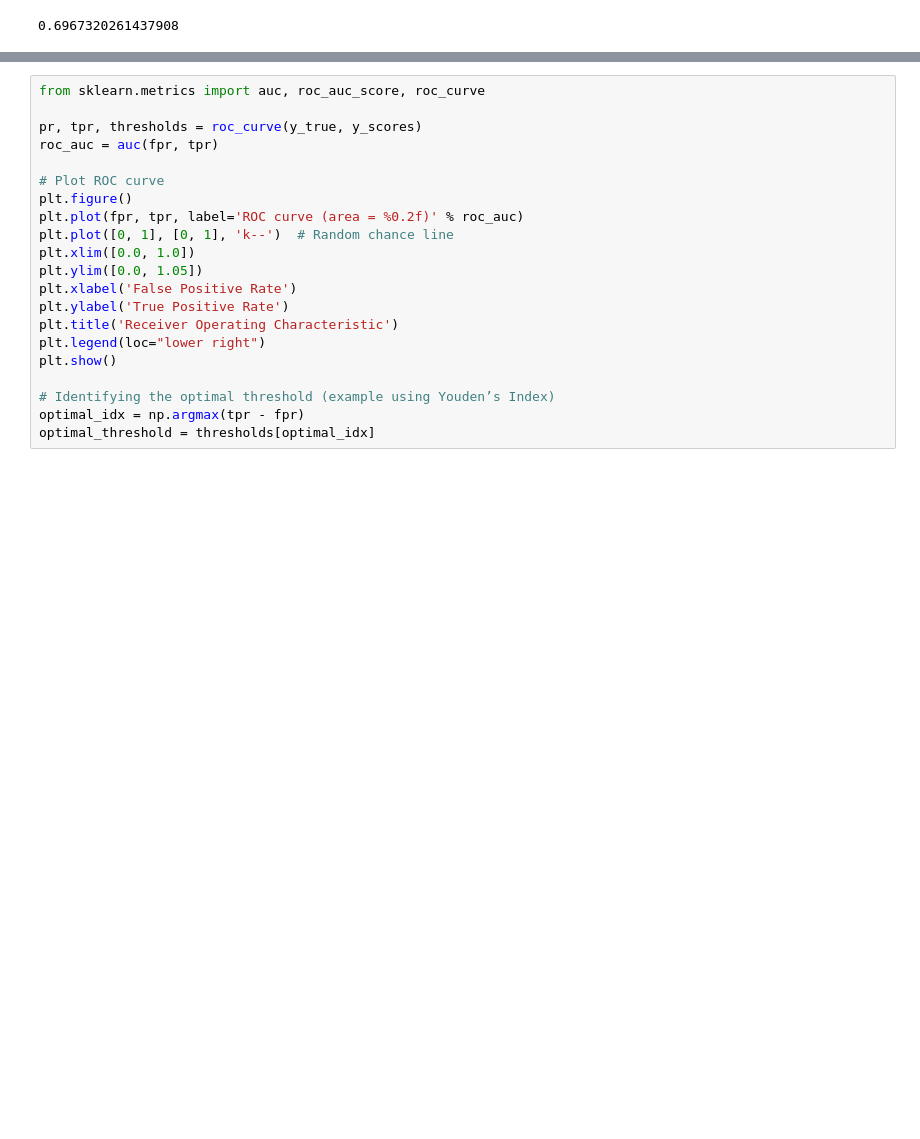
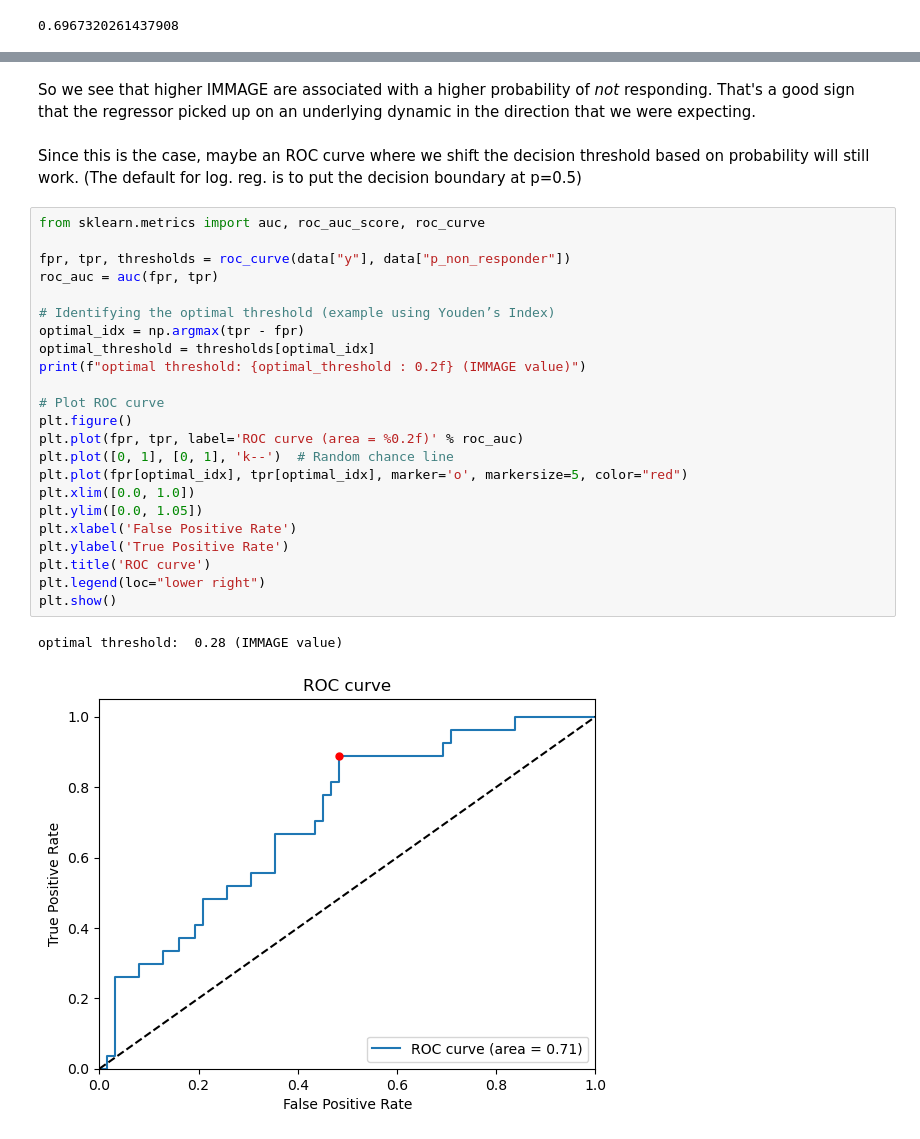
Before and after one commit to JonatanSahar/lab-vaccines, a Jupyter notebook: code/vaccines-2.ipynb, the cells around one changed output, grey strips where cells are left out. Drawn from its saved outputs; the diff is of its cells as text; blank space fills up the shorter version.

```diff
--- a/code/vaccines-2.ipynb
+++ b/code/vaccines-2.ipynb
@@ -321,21 +324,30 @@ Categories (6, int64): [0 < 1 < 2 < 3 < 4 < 5]
+# %% [markdown]
+So we see that higher IMMAGE are associated with a higher probability of *not* responding. That's a good sign that the regressor picked up on an underlying dynamic in the direction that we were expecting.
+# %% [markdown]
+Since this is the case, maybe an ROC curve where we shift the decision threshold based on probability will still work. (The default for log. reg. is to put the decision boundary at p=0.5)
 # %%
 from sklearn.metrics import auc, roc_auc_score, roc_curve
 
-pr, tpr, thresholds = roc_curve(y_true, y_scores)
+fpr, tpr, thresholds = roc_curve(data["y"], data["p_non_responder"])
 roc_auc = auc(fpr, tpr)
+
+# Identifying the optimal threshold (example using Youden’s Index)
+optimal_idx = np.argmax(tpr - fpr)
+optimal_threshold = thresholds[optimal_idx]
+print(f"optimal threshold: {optimal_threshold : 0.2f} (IMMAGE value)")
 
 # Plot ROC curve
 plt.figure()
 plt.plot(fpr, tpr, label='ROC curve (area = %0.2f)' % roc_auc)
 plt.plot([0, 1], [0, 1], 'k--')  # Random chance line
+plt.plot(fpr[optimal_idx], tpr[optimal_idx], marker='o', markersize=5, color="red")
 plt.xlim([0.0, 1.0])
 plt.ylim([0.0, 1.05])
 plt.xlabel('False Positive Rate')
 plt.ylabel('True Positive Rate')
-plt.title('Receiver Operating Characteristic')
+plt.title('ROC curve')
 plt.legend(loc="lower right")
 plt.show()
-
-# Identifying the optimal threshold (example using Youden’s Index)
-optimal_idx = np.argmax(tpr - fpr)
-optimal_threshold = thresholds[optimal_idx]
+# %% [output]
+optimal threshold:  0.28 (IMMAGE value)
+[figure, added]
```
Also changed, not shown: parts of 11 cells of this notebook.
